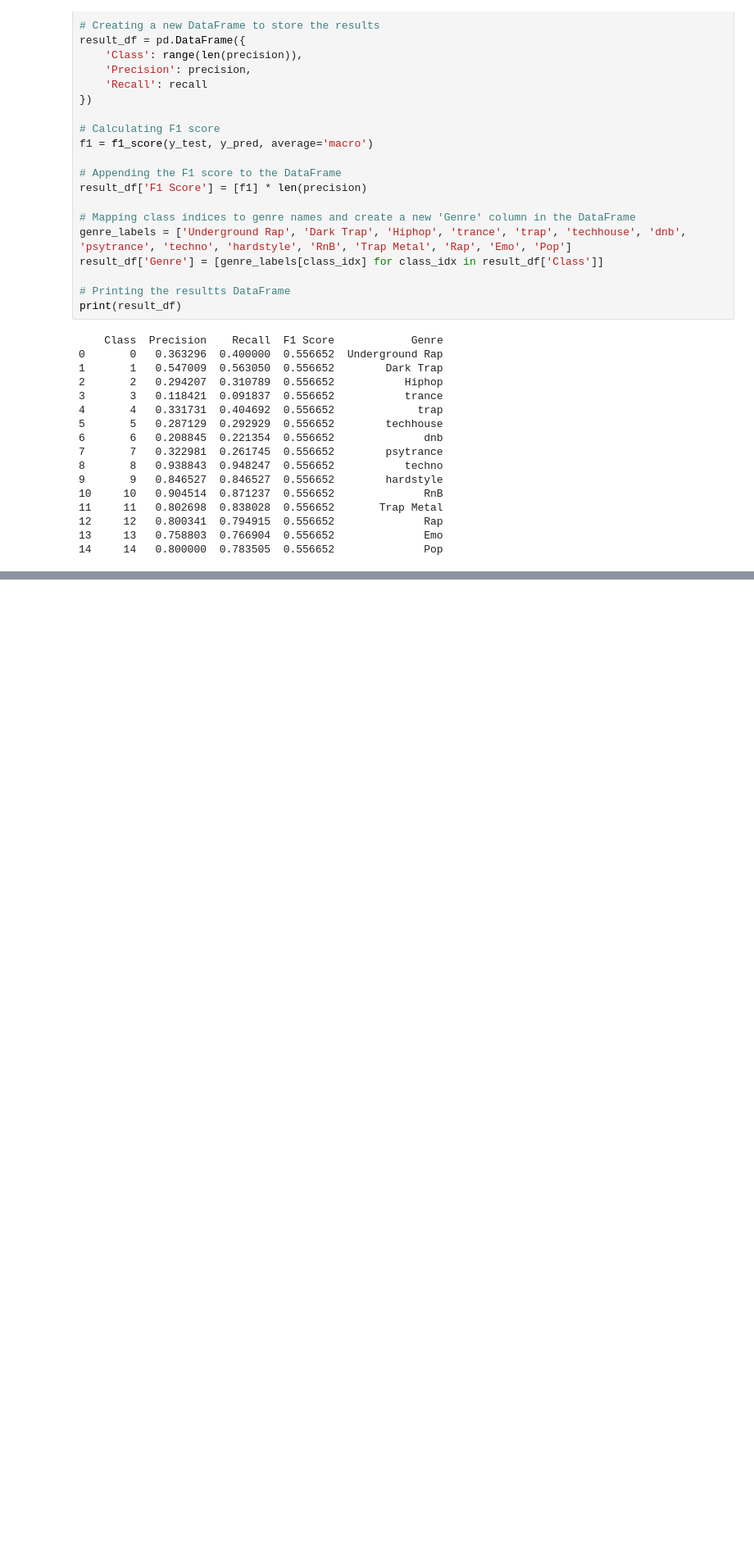
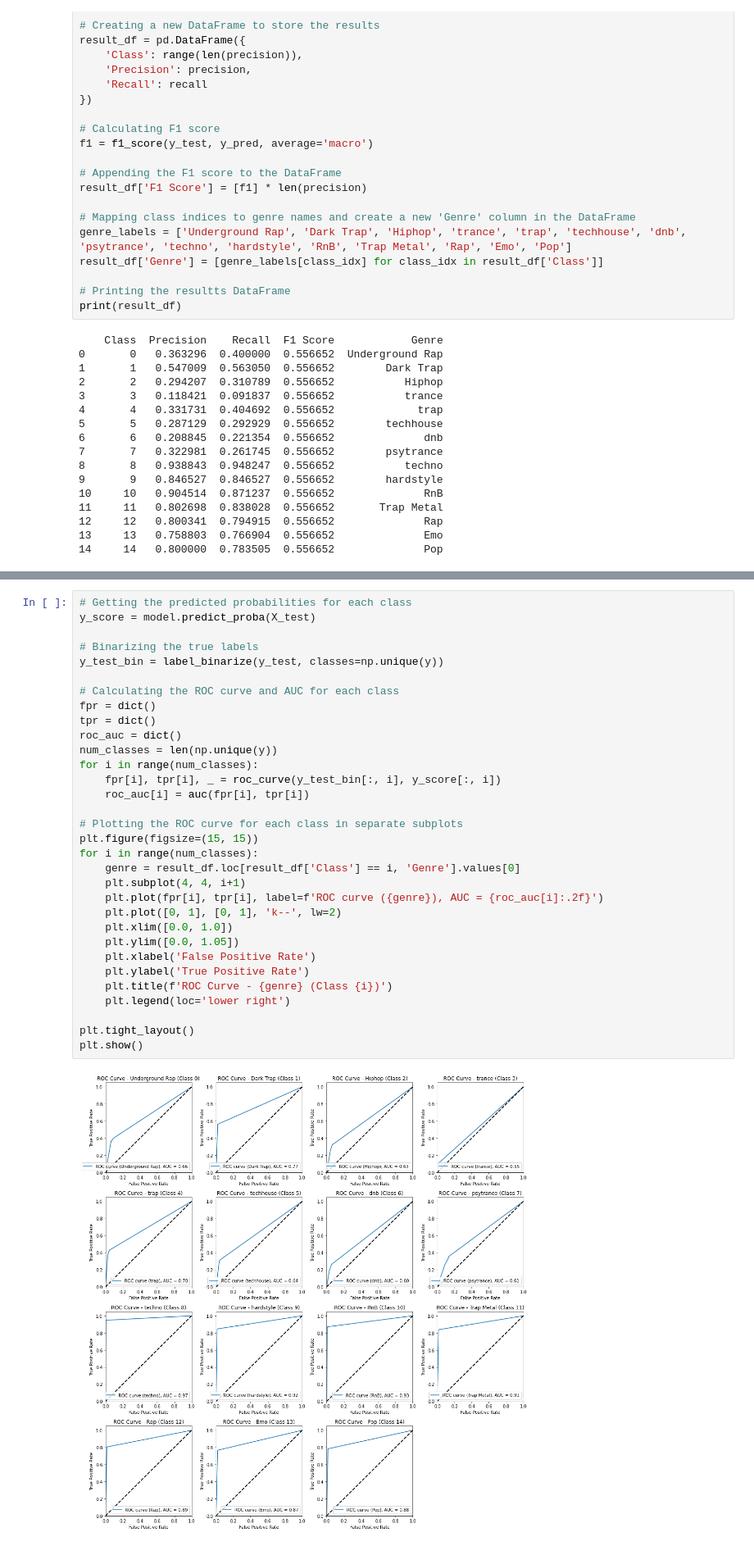
Before and after one commit to madelinebirch/PROJECT_BeatWave_Data_Classification, a Jupyter notebook: Untitled.ipynb, the cells around one changed output, grey strips where cells are left out. Shown at 82% size. Saved outputs shown, nothing was run; the diff lists cells and outputs as text; blank space fills up the shorter version.

```diff
--- a/Untitled.ipynb
+++ b/Untitled.ipynb
@@ -300,0 +302,34 @@ Here's how we interpret the above results dataframe:
+# %%
+# Getting the predicted probabilities for each class
+y_score = model.predict_proba(X_test)
+
+# Binarizing the true labels
+y_test_bin = label_binarize(y_test, classes=np.unique(y))
+
+# Calculating the ROC curve and AUC for each class
+fpr = dict()
+tpr = dict()
+roc_auc = dict()
+num_classes = len(np.unique(y))
+for i in range(num_classes):
+    fpr[i], tpr[i], _ = roc_curve(y_test_bin[:, i], y_score[:, i])
+    roc_auc[i] = auc(fpr[i], tpr[i])
+
+# Plotting the ROC curve for each class in separate subplots
+plt.figure(figsize=(15, 15))
+for i in range(num_classes):
+    genre = result_df.loc[result_df['Class'] == i, 'Genre'].values[0]
+    plt.subplot(4, 4, i+1)
+    plt.plot(fpr[i], tpr[i], label=f'ROC curve ({genre}), AUC = {roc_auc[i]:.2f}')
+    plt.plot([0, 1], [0, 1], 'k--', lw=2)
+    plt.xlim([0.0, 1.0])
+    plt.ylim([0.0, 1.05])
+    plt.xlabel('False Positive Rate')
+    plt.ylabel('True Positive Rate')
+    plt.title(f'ROC Curve - {genre} (Class {i})')
+    plt.legend(loc='lower right')
+
+plt.tight_layout()
+plt.show()
+# %% [output]
+[figure, added]
```
Also changed, not shown: parts of 5 cells of this notebook.
